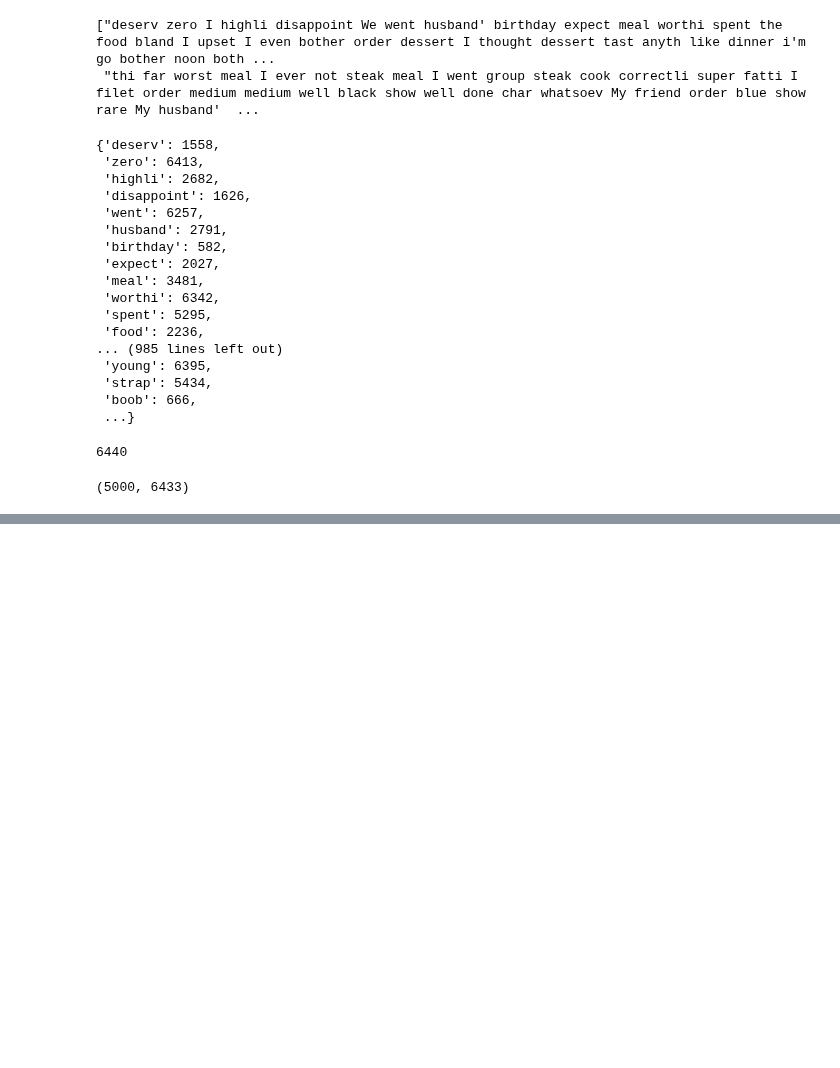
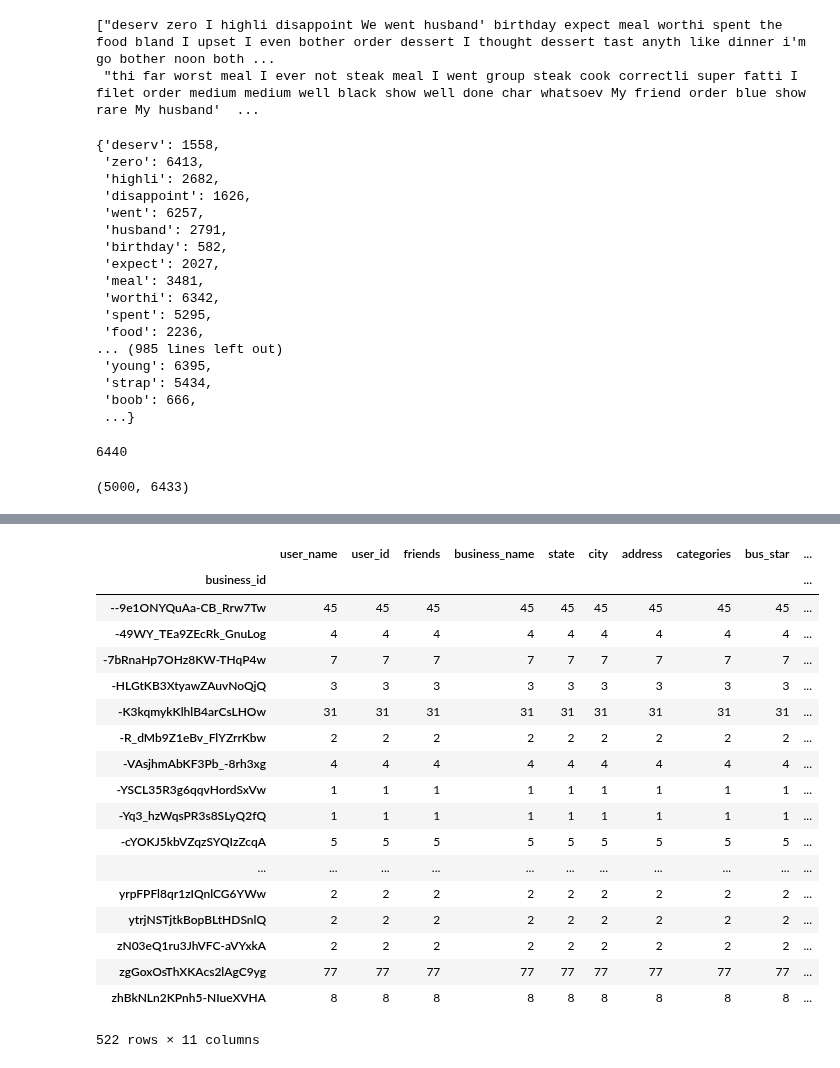
Before and after one commit to Chibuzor44/dsi-capstone, a Jupyter notebook: local_eda.ipynb, the cells around one changed output, grey strips where cells are left out. Drawn from its saved outputs; the diff is of its cells as text; code cells hidden in the pictures; blank space fills up the shorter version.

```diff
--- a/local_eda.ipynb
+++ b/local_eda.ipynb
@@ -341,0 +325,22 @@ Topic 100: ['suck', 'drive', 'small', 'meat', 'worth', 'need', 'line', 'husband'
+# %%
+df6.groupby("business_id").count()
+# %% [output]
+|  | user_name | user_id | friends | business_name | state | city | address | categories | bus_star | ... |
+| business_id |  |  |  |  |  |  |  |  |  | ... |
+| --9e1ONYQuAa-CB_Rrw7Tw | 45 | 45 | 45 | 45 | 45 | 45 | 45 | 45 | 45 | ... |
+| -49WY_TEa9ZEcRk_GnuLog | 4 | 4 | 4 | 4 | 4 | 4 | 4 | 4 | 4 | ... |
+| -7bRnaHp7OHz8KW-THqP4w | 7 | 7 | 7 | 7 | 7 | 7 | 7 | 7 | 7 | ... |
+| -HLGtKB3XtyawZAuvNoQjQ | 3 | 3 | 3 | 3 | 3 | 3 | 3 | 3 | 3 | ... |
+| -K3kqmykKlhlB4arCsLHOw | 31 | 31 | 31 | 31 | 31 | 31 | 31 | 31 | 31 | ... |
+| -R_dMb9Z1eBv_FlYZrrKbw | 2 | 2 | 2 | 2 | 2 | 2 | 2 | 2 | 2 | ... |
+| -VAsjhmAbKF3Pb_-8rh3xg | 4 | 4 | 4 | 4 | 4 | 4 | 4 | 4 | 4 | ... |
+| -YSCL35R3g6qqvHordSxVw | 1 | 1 | 1 | 1 | 1 | 1 | 1 | 1 | 1 | ... |
+| -Yq3_hzWqsPR3s8SLyQ2fQ | 1 | 1 | 1 | 1 | 1 | 1 | 1 | 1 | 1 | ... |
+| -cYOKJ5kbVZqzSYQIzZcqA | 5 | 5 | 5 | 5 | 5 | 5 | 5 | 5 | 5 | ... |
+| ... | ... | ... | ... | ... | ... | ... | ... | ... | ... | ... |
+| yrpFPFl8qr1zIQnlCG6YWw | 2 | 2 | 2 | 2 | 2 | 2 | 2 | 2 | 2 | ... |
+| ytrjNSTjtkBopBLtHDSnlQ | 2 | 2 | 2 | 2 | 2 | 2 | 2 | 2 | 2 | ... |
+| zN03eQ1ru3JhVFC-aVYxkA | 2 | 2 | 2 | 2 | 2 | 2 | 2 | 2 | 2 | ... |
+| zgGoxOsThXKAcs2lAgC9yg | 77 | 77 | 77 | 77 | 77 | 77 | 77 | 77 | 77 | ... |
+| zhBkNLn2KPnh5-NIueXVHA | 8 | 8 | 8 | 8 | 8 | 8 | 8 | 8 | 8 | ... |
+522 rows × 11 columns
```
Also changed, not shown: parts of 15 cells of this notebook, 1 other file.
